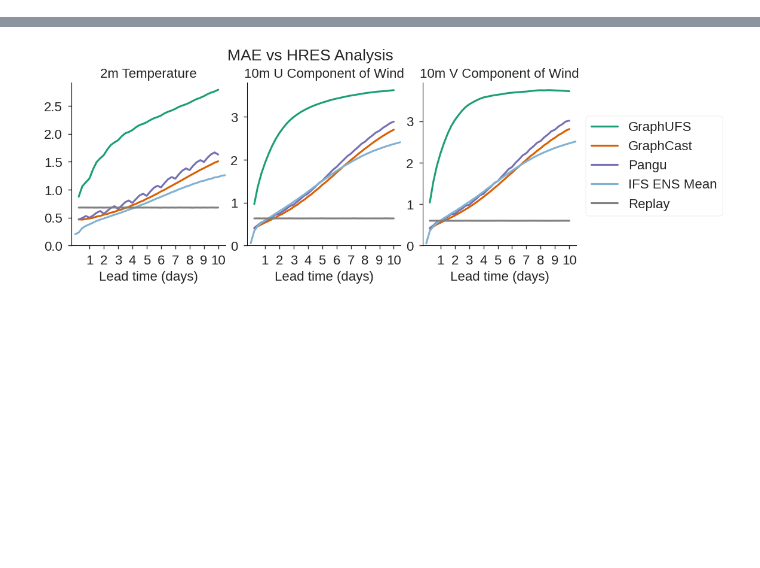
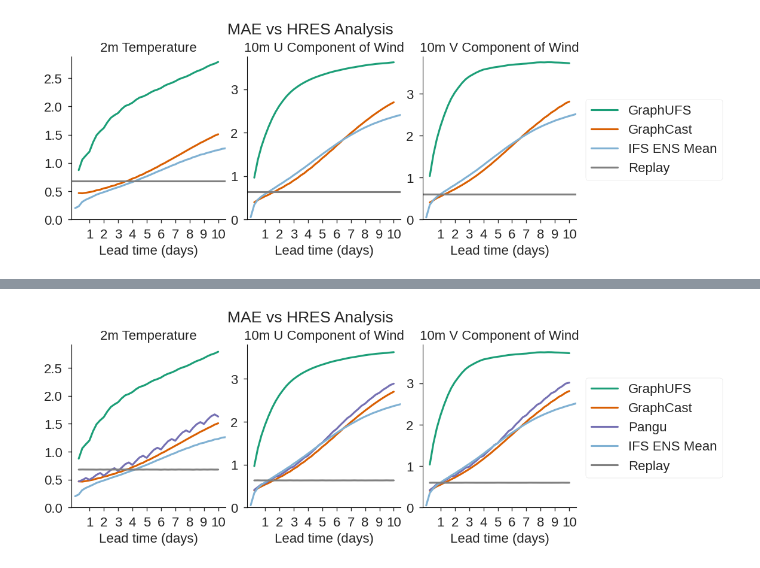
Before and after one commit to NOAA-PSL/graph-ufs, a Jupyter notebook: prototypes/p1/plot_error.ipynb, the cells around one changed output, grey strips where cells are left out. Saved outputs shown, nothing was run; the diff lists cells and outputs as text; code cells hidden in the pictures; blank space fills up the shorter version.

```diff
--- a/prototypes/p1/plot_error.ipynb
+++ b/prototypes/p1/plot_error.ipynb
@@ -22,8 +22,9 @@ def swap_dims(xds):
     if "prediction_timedelta" in xds.coords and "lead_time" not in xds.coords:
         xds = xds.rename({"prediction_timedelta": "lead_time"})
 
-    xds["fhr"] = (xds.lead_time.astype(int) / 3600 / 1e9).astype(int)
-    xds = xds.swap_dims({"lead_time": "fhr"})
+    if "lead_time" in xds.coords:
+        xds["fhr"] = (xds.lead_time.astype(int) / 3600 / 1e9).astype(int)
+        xds = xds.swap_dims({"lead_time": "fhr"})
     return xds
 # %%
 def open_dataset(*args, **kwargs):
@@ -36,14 +37,15 @@ def open_zarr(*args, **kwargs):
     xds = swap_dims(xds)
     return xds
 # %%
-truths = ["ERA5", "HRES Analysis"]
+truths = ["HRES Analysis"]
 models = [
     "GraphUFS",
     "GraphCast",
-    "Pangu",
+#    "Pangu",
 #    "ERA5 Forecasts",
     "IFS ENS Mean",
-    "Replay", # bit of a misnomer
+    "Replay Targets", # uncomment to show that interpolation error from 13 vs 128 levels does not matter
+    "Replay",
 ]
 # %%
 duration = "240h"
@@ -56,7 +58,7 @@ errors = {}
 for model in models:
     name = model.lower().replace(" ", "_")
     errors[model] = {}
-    middle = duration if model in ("GraphUFS", "Replay") else year
+    middle = duration if model in ("GraphUFS", "Replay", "Replay Targets") else year
 
     for truth in truths:
         tname = truth.lower().replace(" ", "_")
@@ -104,0 +148,6 @@ def plot_surface_metrics(
+# %%
+lp = LinePlotter()
+# %%
+fig, axs = lp.plot_surface(errors, truth="HRES Analysis")
+# %% [output]
+[figure, added]
```
Also changed, not shown: parts of 8 cells of this notebook, 6 other files.
